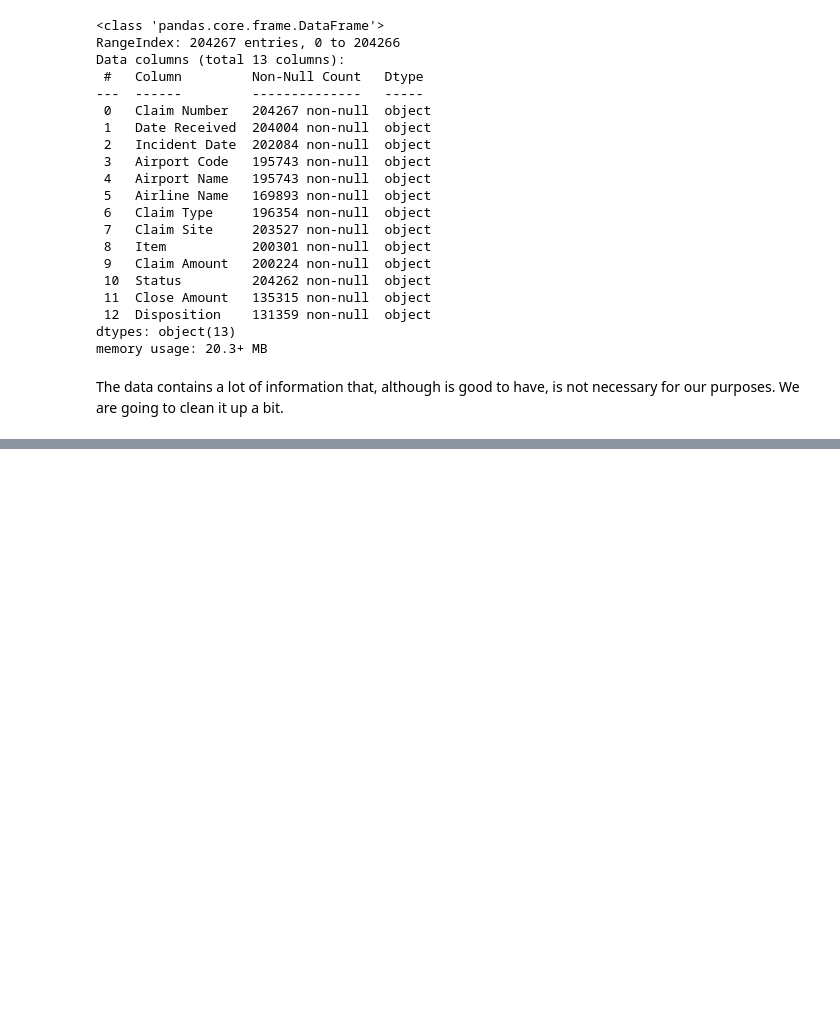
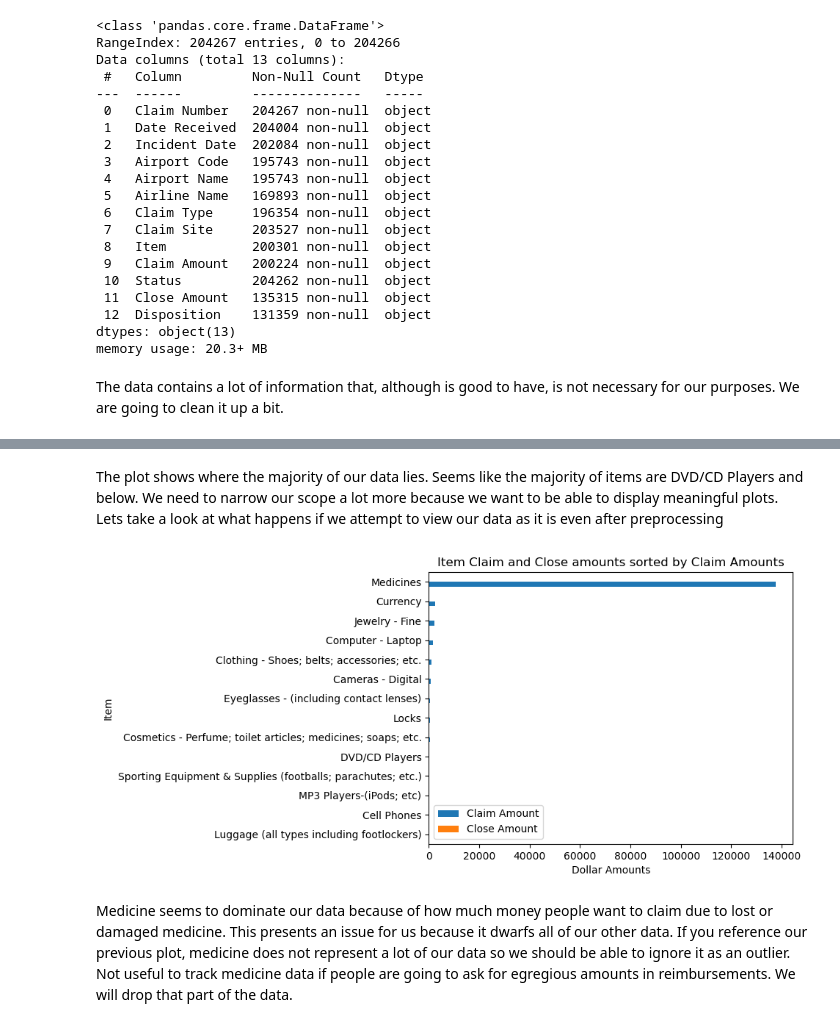
Before and after one commit to iFernandez96/TSA-claim-reimbursement-predictor, a Jupyter notebook: TSA Claim Reimbursement Predictor.ipynb, the cells around one changed output, grey strips where cells are left out. Drawn from its saved outputs; the diff is of its cells as text; code cells hidden in the pictures; blank space fills up the shorter version.

```diff
--- a/TSA Claim Reimbursement Predictor.ipynb
+++ b/TSA Claim Reimbursement Predictor.ipynb
@@ -78,0 +90,12 @@ df = df[df['Item'] != 'Other']
+# %% [markdown]
+The plot shows where the majority of our data lies. Seems like the majority of items are DVD/CD Players and below. We need to narrow our scope a lot more because we want to be able to display meaningful plots. Lets take a look at what happens if we attempt to view our data as it is even after preprocessing
+# %%
+df['Claim Amount'] = pd.to_numeric(df['Claim Amount'], errors='coerce')
+df['Close Amount'] = pd.to_numeric(df['Close Amount'], errors='coerce')
+df.groupby("Item")[['Claim Amount', 'Close Amount']].mean().sort_values(by="Claim Amount").plot.barh()
+plt.xlabel('Dollar Amounts')
+plt.title('Item Claim and Close amounts sorted by Claim Amounts');
+# %% [output]
+[figure, added]
+# %% [markdown]
+Medicine seems to dominate our data because of how much money people want to claim due to lost or damaged medicine. This presents an issue for us because it dwarfs all of our other data. If you reference our previous plot, medicine does not represent a lot of our data so we should be able to ignore it as an outlier. Not useful to track medicine data if people are going to ask for egregious amounts in reimbursements. We will drop that part of the data.
```
Also changed, not shown: parts of 12 cells of this notebook, 1 other file.
